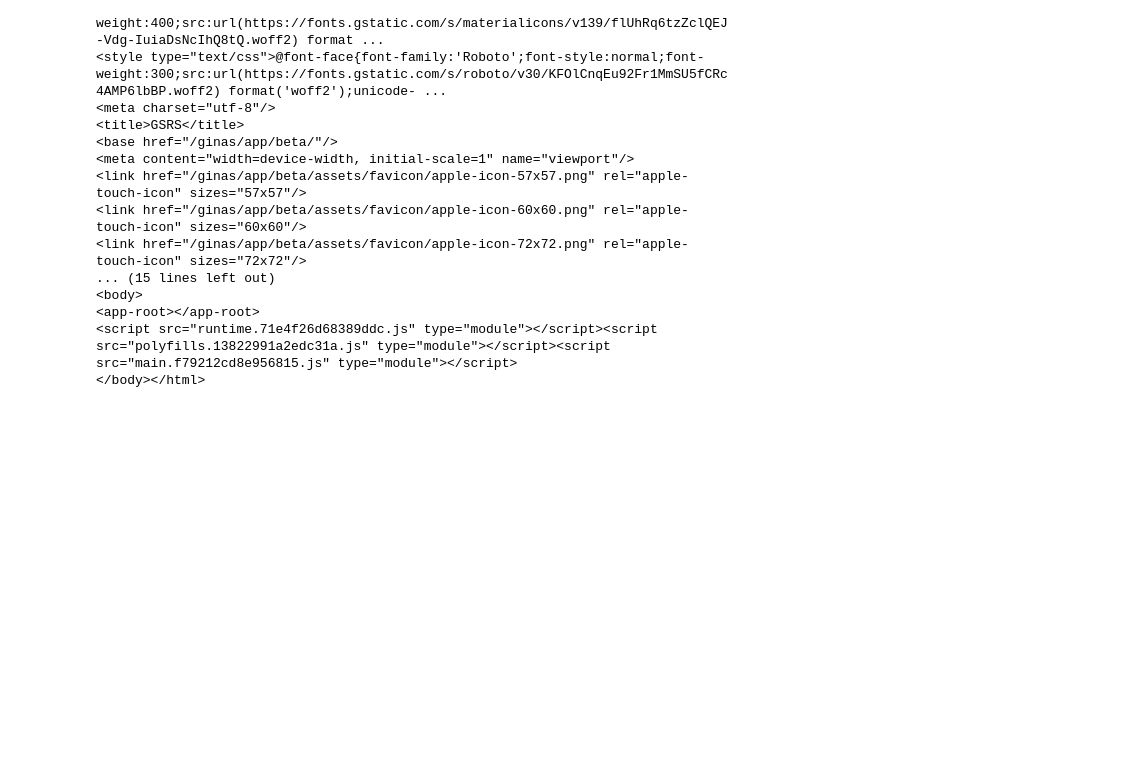
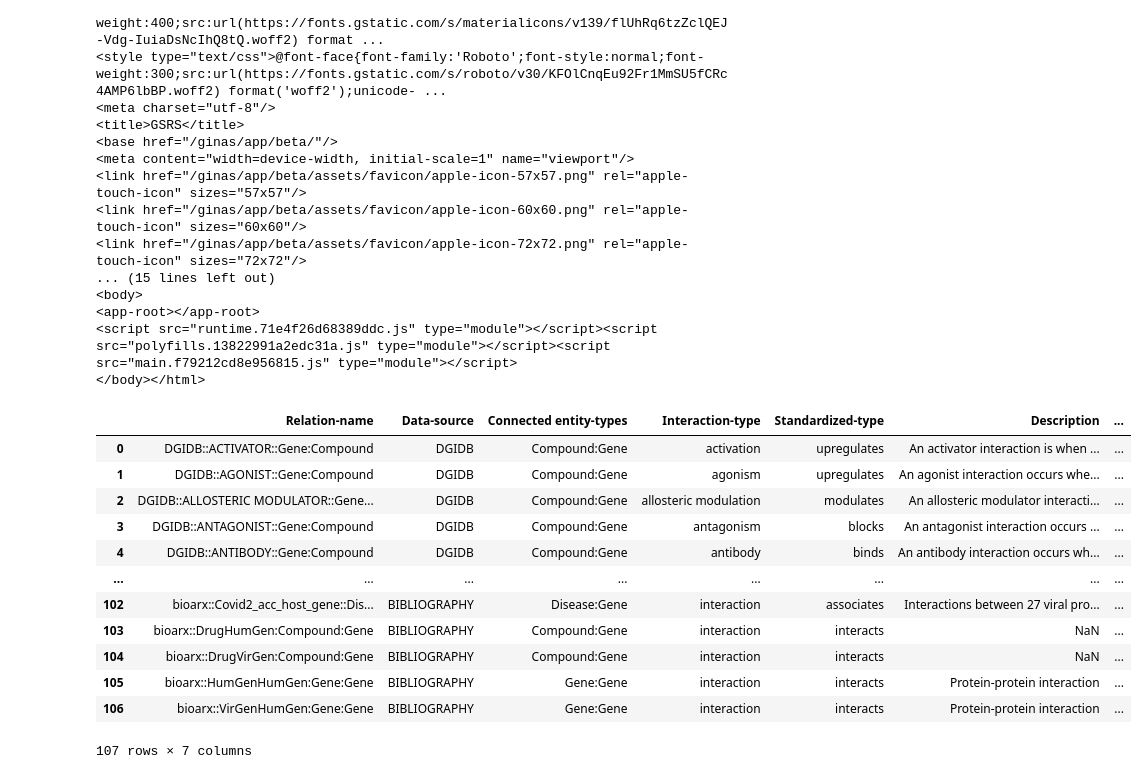
Before and after one commit to GraPharm-ML/grapharm, a Jupyter notebook: notebooks/02_clean_data.ipynb, the cells around one changed output. Saved outputs shown, nothing was run; the diff lists cells and outputs as text; code cells hidden in the pictures; blank space fills up the shorter version.

Commit message:
Add downloading data in clean data

```diff
--- a/notebooks/02_clean_data.ipynb
+++ b/notebooks/02_clean_data.ipynb
@@ -245,3 +245,21 @@ import sys
 sys.path.append("..")
 from ultra import tasks, util
 from ultra.models import Ultra
+# %%
+import pandas as pd
+df = pd.read_csv("../assets/clean-drkg/standardized_relations.tsv", sep="\t")
+df
+# %% [output]
+|  | Relation-name | Data-source | Connected entity-types | Interaction-type | Standardized-type | Description | ... |
+| 0 | DGIDB::ACTIVATOR::Gene:Compound | DGIDB | Compound:Gene | activation | upregulates | An activator interaction is when ... | ... |
+| 1 | DGIDB::AGONIST::Gene:Compound | DGIDB | Compound:Gene | agonism | upregulates | An agonist interaction occurs whe... | ... |
+| 2 | DGIDB::ALLOSTERIC MODULATOR::Gene... | DGIDB | Compound:Gene | allosteric modulation | modulates | An allosteric modulator interacti... | ... |
+| 3 | DGIDB::ANTAGONIST::Gene:Compound | DGIDB | Compound:Gene | antagonism | blocks | An antagonist interaction occurs ... | ... |
+| 4 | DGIDB::ANTIBODY::Gene:Compound | DGIDB | Compound:Gene | antibody | binds | An antibody interaction occurs wh... | ... |
+| ... | ... | ... | ... | ... | ... | ... | ... |
+| 102 | bioarx::Covid2_acc_host_gene::Dis... | BIBLIOGRAPHY | Disease:Gene | interaction | associates | Interactions between 27 viral pro... | ... |
+| 103 | bioarx::DrugHumGen:Compound:Gene | BIBLIOGRAPHY | Compound:Gene | interaction | interacts | NaN | ... |
+| 104 | bioarx::DrugVirGen:Compound:Gene | BIBLIOGRAPHY | Compound:Gene | interaction | interacts | NaN | ... |
+| 105 | bioarx::HumGenHumGen:Gene:Gene | BIBLIOGRAPHY | Gene:Gene | interaction | interacts | Protein-protein interaction | ... |
+| 106 | bioarx::VirGenHumGen:Gene:Gene | BIBLIOGRAPHY | Gene:Gene | interaction | interacts | Protein-protein interaction | ... |
+107 rows × 7 columns
```
